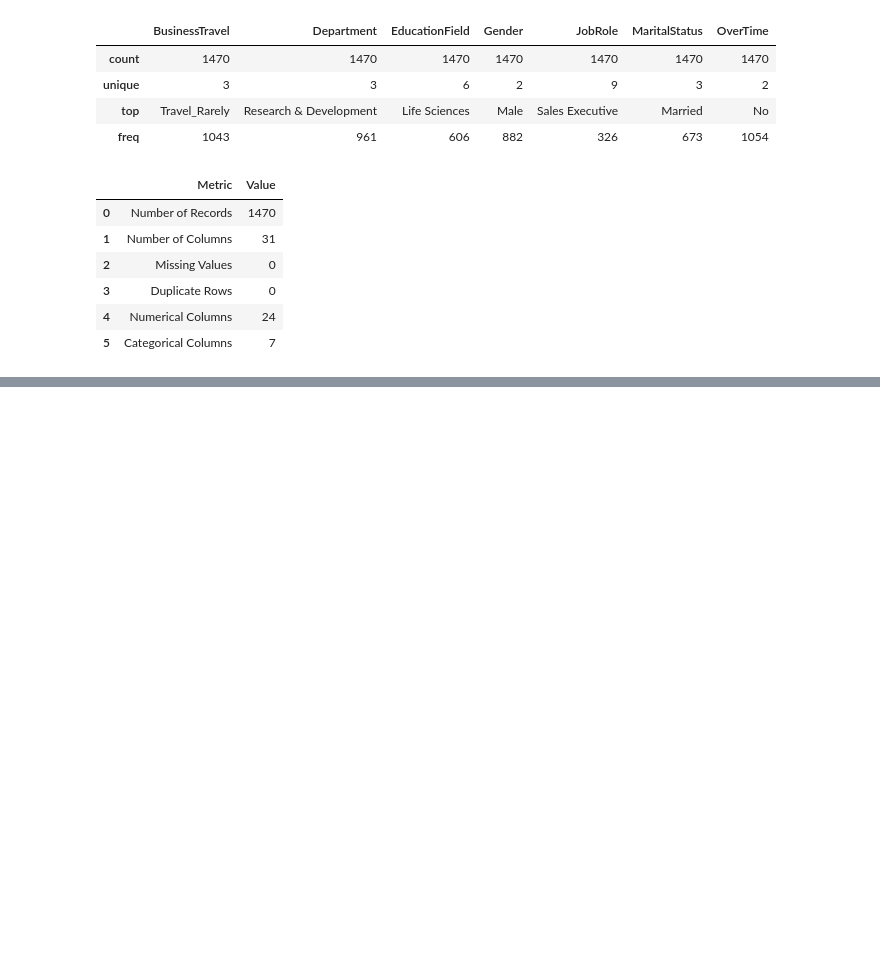
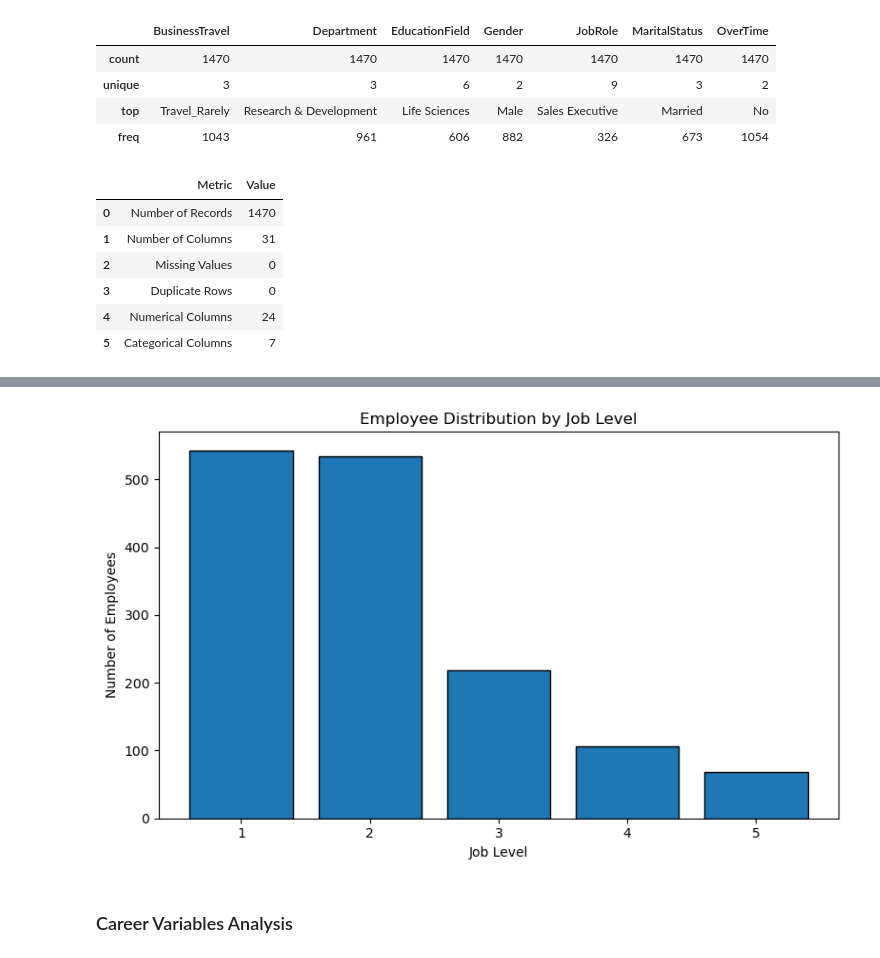
Before and after one commit to mananipratik/i_project, a Jupyter notebook: nb/3_eda.ipynb, the cells around one changed output, grey strips where cells are left out. Saved outputs shown, nothing was run; the diff lists cells and outputs as text; code cells hidden in the pictures; blank space fills up the shorter version.

```diff
--- a/nb/3_eda.ipynb
+++ b/nb/3_eda.ipynb
@@ -179,0 +415,21 @@ display(dataset_overview)
+# %%
+job_level_summary = (
+    df['JobLevel']
+    .value_counts()
+    .sort_index()
+    .reset_index()
+)
+
+job_level_summary.columns = [
+    'Job_Level',
+    'Employee_Count'
+]
+
+# Calculate percentage
+job_level_summary['Percentage'] = (
+    job_level_summary['Employee_Count']
+    / job_level_summary['Employee_Count'].sum()
+    * 100
+).round(2)
+
+display(job_level_summary)
@@ -179,0 +443,23 @@ display(dataset_overview)
+# %%
+import matplotlib.pyplot as plt
+
+plt.figure(figsize=(8, 5))
+
+plt.bar(
+    job_level_summary['Job_Level'].astype(str),
+    job_level_summary['Employee_Count'],
+    edgecolor='black'
+)
+
+plt.title('Employee Distribution by Job Level')
+plt.xlabel('Job Level')
+plt.ylabel('Number of Employees')
+
+plt.tight_layout()
+
+
+plt.show()
+# %% [output]
+[figure, added]
+# %% [markdown]
+### Career Variables Analysis
```
Also changed, not shown: parts of 40 cells of this notebook, 13 other files.
